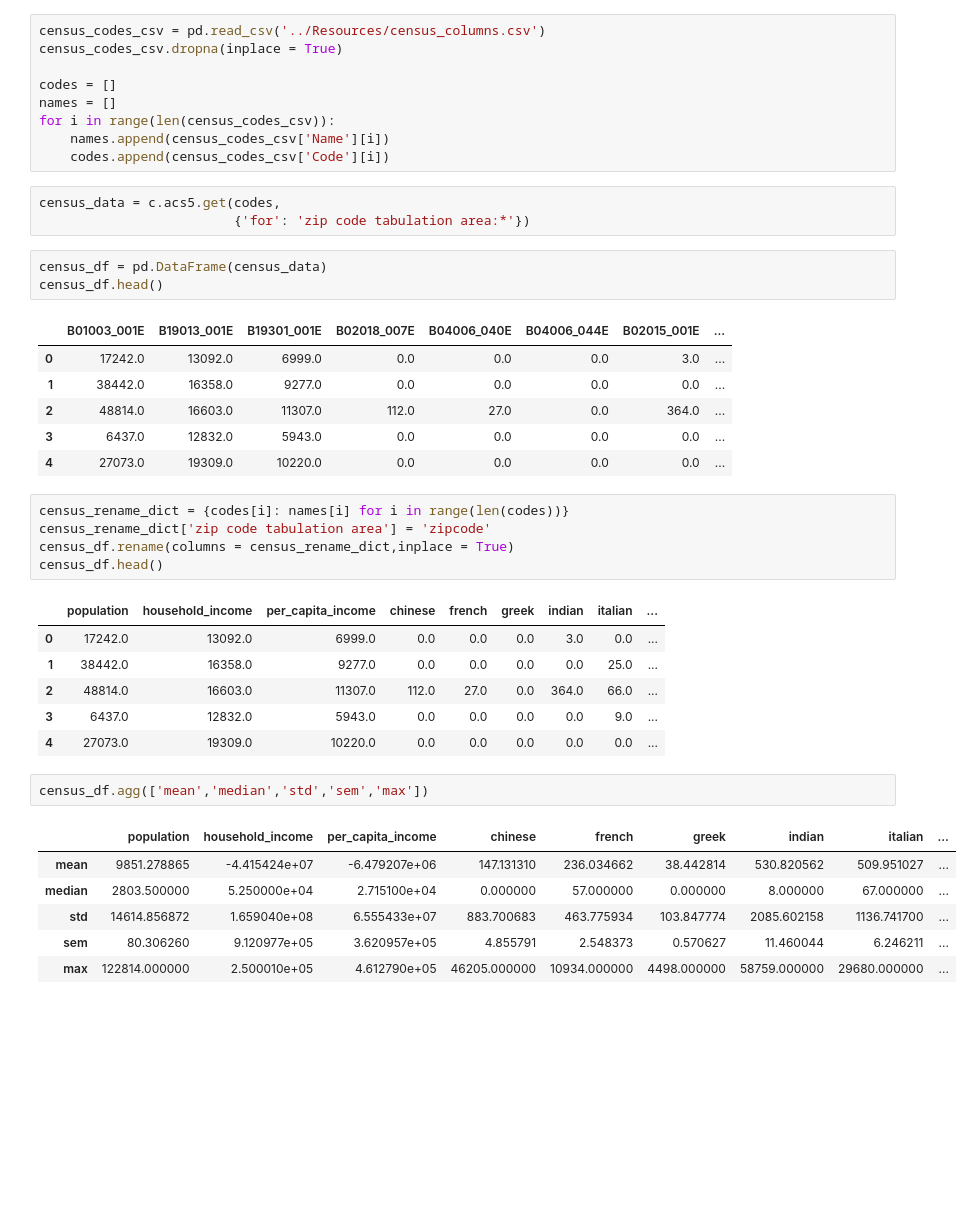
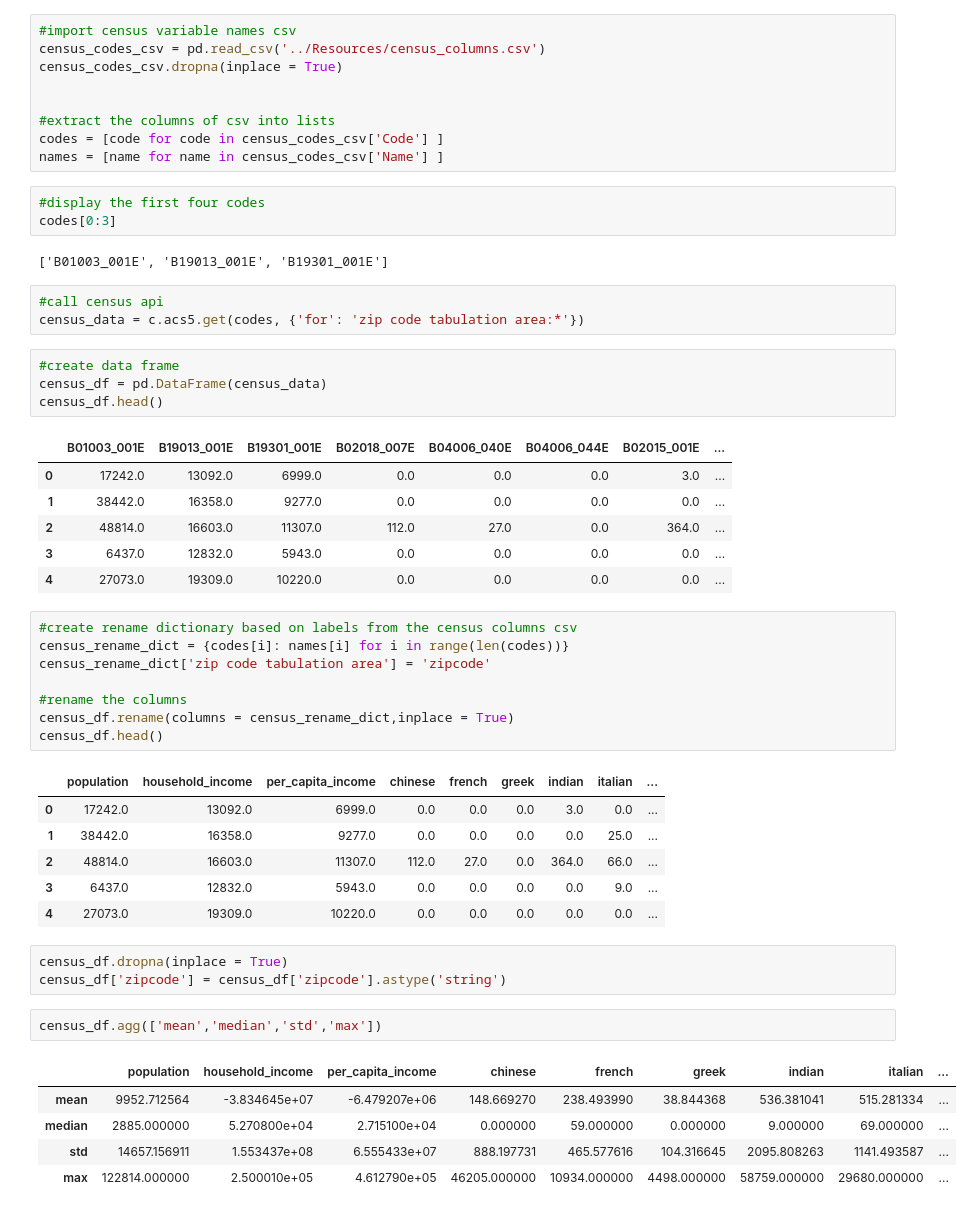
Before and after one commit to DPintacasi/teamcobra_project1, a Jupyter notebook: Scripts/census_data_extract.ipynb, the cells around one changed output. Saved outputs shown, nothing was run; the diff lists cells and outputs as text; blank space fills up the shorter version.

Commit message:
census data extract update

```diff
--- a/Scripts/census_data_extract.ipynb
+++ b/Scripts/census_data_extract.ipynb
@@ -11,16 +14,22 @@ c = Census(census_key, year=2018)
 # %%
+#import census variable names csv
 census_codes_csv = pd.read_csv('../Resources/census_columns.csv')
 census_codes_csv.dropna(inplace = True)
 
-codes = []
-names = []
-for i in range(len(census_codes_csv)):
-    names.append(census_codes_csv['Name'][i])
-    codes.append(census_codes_csv['Code'][i])
+
+#extract the columns of csv into lists
+codes = [code for code in census_codes_csv['Code'] ]
+names = [name for name in census_codes_csv['Name'] ]
+# %%
+#display the first four codes
+codes[0:3]
+# %% [output]
+['B01003_001E', 'B19013_001E', 'B19301_001E']
 # %%
-census_data = c.acs5.get(codes,
-                         {'for': 'zip code tabulation area:*'})
+#call census api
+census_data = c.acs5.get(codes, {'for': 'zip code tabulation area:*'})
 # %%
+#create data frame
 census_df = pd.DataFrame(census_data)
 census_df.head()
 # %% [output]
@@ -31,8 +40,11 @@ census_df.head()
 | 3 | 6437.0 | 12832.0 | 5943.0 | 0.0 | 0.0 | 0.0 | 0.0 | ... |
 | 4 | 27073.0 | 19309.0 | 10220.0 | 0.0 | 0.0 | 0.0 | 0.0 | ... |
 # %%
+#create rename dictionary based on labels from the census columns csv
 census_rename_dict = {codes[i]: names[i] for i in range(len(codes))}
 census_rename_dict['zip code tabulation area'] = 'zipcode'
+
+#rename the columns
 census_df.rename(columns = census_rename_dict,inplace = True)
 census_df.head()
 # %% [output]
@@ -42,12 +54,14 @@ census_df.head()
 | 2 | 48814.0 | 16603.0 | 11307.0 | 112.0 | 27.0 | 0.0 | 364.0 | 66.0 | ... |
 | 3 | 6437.0 | 12832.0 | 5943.0 | 0.0 | 0.0 | 0.0 | 0.0 | 9.0 | ... |
 | 4 | 27073.0 | 19309.0 | 10220.0 | 0.0 | 0.0 | 0.0 | 0.0 | 0.0 | ... |
+# %%
+census_df.dropna(inplace = True)
+census_df['zipcode'] = census_df['zipcode'].astype('string')
 # %%
-census_df.agg(['mean','median','std','sem','max'])
+census_df.agg(['mean','median','std','max'])
 # %% [output]
 |  | population | household_income | per_capita_income | chinese | french | greek | indian | italian | ... |
-| mean | 9851.278865 | -4.415424e+07 | -6.479207e+06 | 147.131310 | 236.034662 | 38.442814 | 530.820562 | 509.951027 | ... |
-| median | 2803.500000 | 5.250000e+04 | 2.715100e+04 | 0.000000 | 57.000000 | 0.000000 | 8.000000 | 67.000000 | ... |
-| std | 14614.856872 | 1.659040e+08 | 6.555433e+07 | 883.700683 | 463.775934 | 103.847774 | 2085.602158 | 1136.741700 | ... |
-| sem | 80.306260 | 9.120977e+05 | 3.620957e+05 | 4.855791 | 2.548373 | 0.570627 | 11.460044 | 6.246211 | ... |
+| mean | 9952.712564 | -3.834645e+07 | -6.479207e+06 | 148.669270 | 238.493990 | 38.844368 | 536.381041 | 515.281334 | ... |
+| median | 2885.000000 | 5.270800e+04 | 2.715100e+04 | 0.000000 | 59.000000 | 0.000000 | 9.000000 | 69.000000 | ... |
+| std | 14657.156911 | 1.553437e+08 | 6.555433e+07 | 888.197731 | 465.577616 | 104.316645 | 2095.808263 | 1141.493587 | ... |
 | max | 122814.000000 | 2.500010e+05 | 4.612790e+05 | 46205.000000 | 10934.000000 | 4498.000000 | 58759.000000 | 29680.000000 | ... |
```
Also changed, not shown: parts of 12 cells of this notebook, 4 other files.
